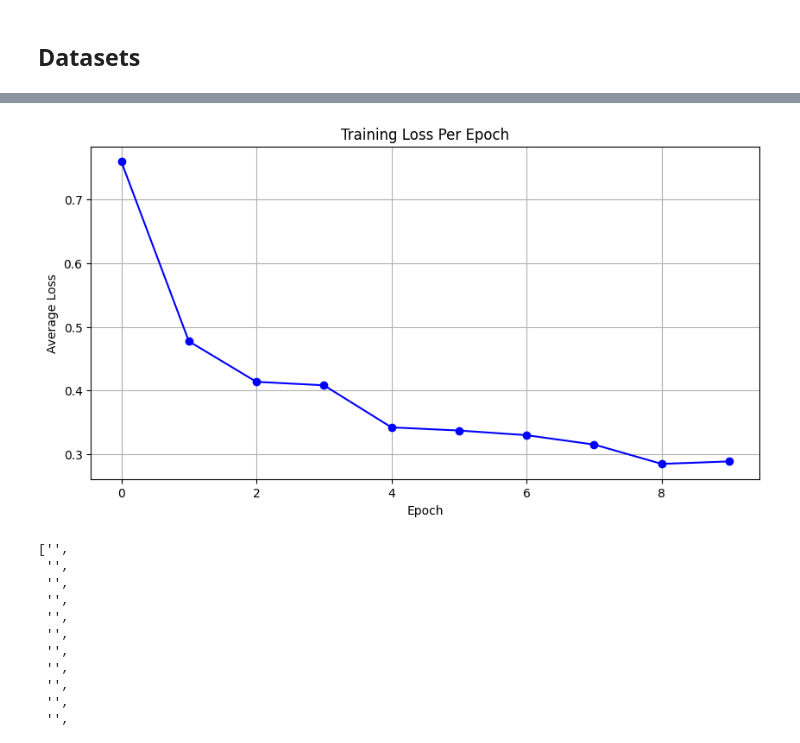
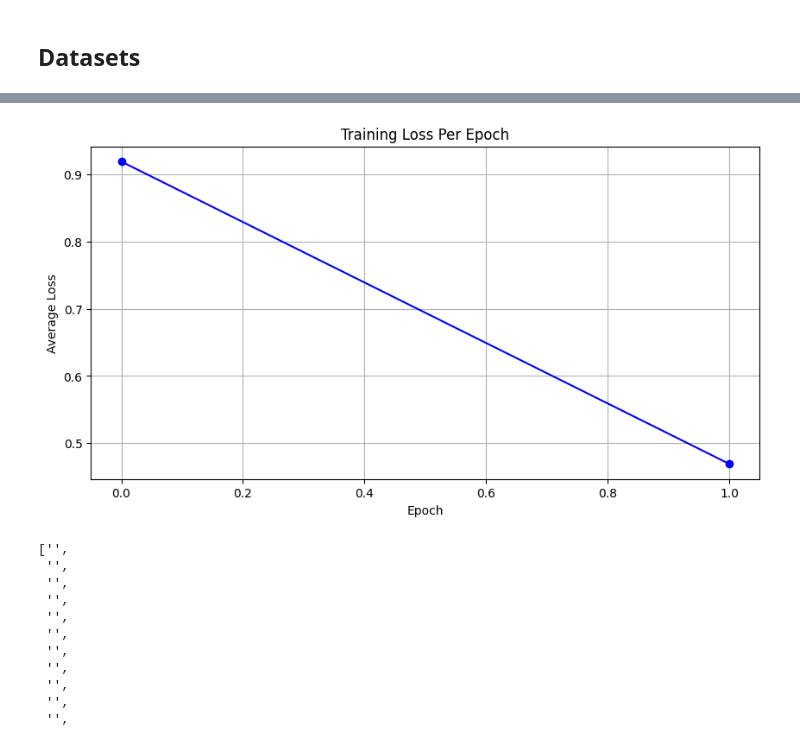
Before and after one commit to upadraj/In-context, a Jupyter notebook: integrate_data_teacher_student.ipynb, the cells around one changed output, grey strips where cells are left out. Cells and saved outputs as stored; diff of their text form; code cells hidden in the pictures.

```diff
--- a/integrate_data_teacher_student.ipynb
+++ b/integrate_data_teacher_student.ipynb
@@ -66,23 +36,42 @@ data_set_used='mnli'
 datasets, labels, num_labels = load_glue_datasets(data_set_used)
 # %%
 def create_batch_token(dataset_name, datasets,tokenizer,num_shots=1, device = 'cpu', split='train',len_subset=300):
-    batch = []
+    batch_tokens = []
+    batch_strings = []
     datasets = datasets[split]
-    for i in range(0, len_subset,num_shots):
-        context, student_context, indices = create_few_shot_context(
-            dataset_name, datasets,
-            num_shots,
-            from_indices=list(range(i, i+num_shots))
+    for i in range(0, len_subset, num_shots):
+        if split == 'train':
+            context, student_context, indices = create_few_shot_context(
+                dataset_name,
+                datasets,
+                num_shots,
+                teacher_description=""
+                from_indices=list(range(i, i + num_shots))
             )
-        if split == 'train':
             token_data= {
                 'context':(tokenizer(context, return_tensors="pt")).to(device),
                 'query':(tokenizer(student_context, return_tensors="pt")).to(device)
             }
+            string_data = {
+                'context':context,
+                'query':student_context
+            }
         else:
+            context, student_context, indices = create_few_shot_context(
+                dataset_name,
+                datasets,
+                num_shots,
+                from_indices=list(range(i, i + num_shots))
+            )
             token_data = (tokenizer(student_context, return_tensors="pt")).to(device)
-        batch.append(token_data)
-    return batch
+            string_data = student_context
+        batch_tokens.append(token_data)
+        batch_strings.append(string_data)
+    return batch_tokens, batch_strings
 
-train_data = create_batch_token(data_set_used, datasets,num_shots=3,tokenizer=tokenizer, device=device)
-student_prompt_token = create_batch_token(data_set_used, datasets,num_shots=1,tokenizer=tokenizer, device=device,split= 'validation_matched')
+train_data_tokens, train_data_strings = create_batch_token(
+    data_set_used, datasets, num_shots=3, tokenizer=tokenizer, device=device
+)
+student_prompt_tokens, student_prompt_strings = create_batch_token(
+    data_set_used, datasets, num_shots=1, tokenizer=tokenizer, device=device,split= 'validation_matched'
+)
@@ -97,7 +106,7 @@ def plot_losses(losses):
     plt.grid(True)
     plt.show()
 # %%
-def train(data, epochs=10, batch_size=16, device='cpu'):
+def train(data, epochs=2, batch_size=16, device='cpu'):
     student_model.to(device)
     teacher_model.to(device)
 
@@ -165,4 +166,4 @@ Total loss : 0.17324296273291112
-[figure, old version]
+[figure, new version]
 # %%
 def predict(model, source, target=None, device='cpu'):
     predict = []
```
Also changed, not shown: parts of 5 cells of this notebook, 4 other files.
